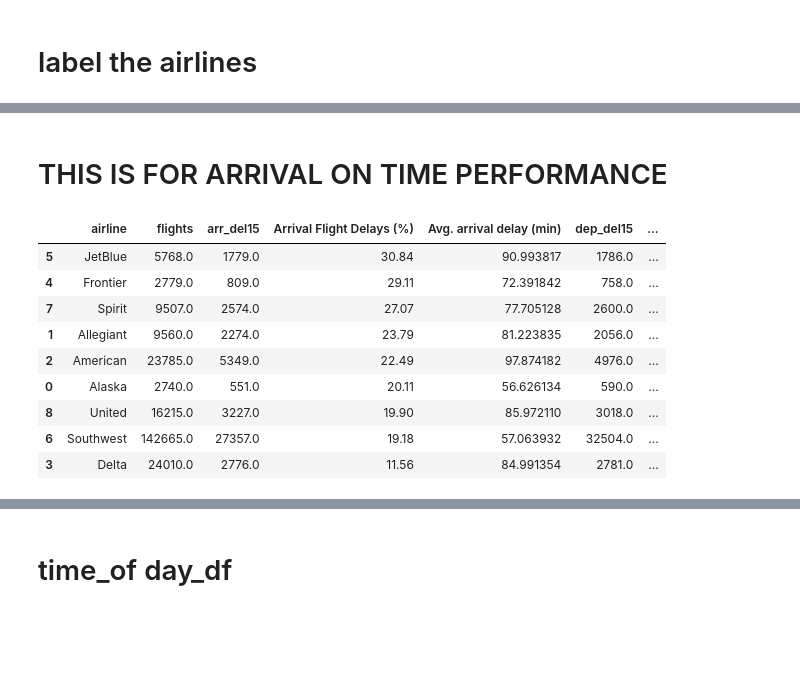
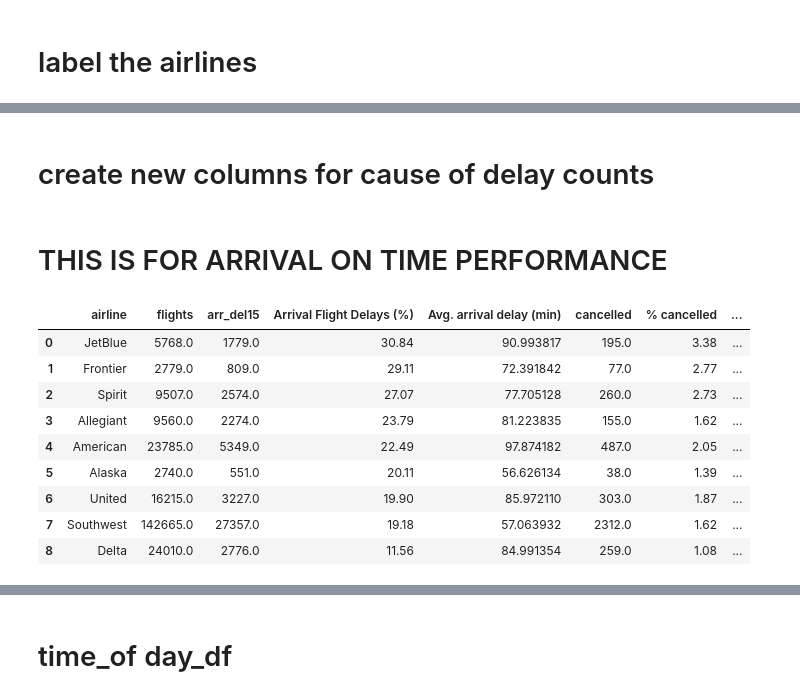
Before and after one commit to jaimreyes/bna-airline-delay-patterns, a Jupyter notebook: airline-delays-arrival.ipynb, the cells around one changed output, grey strips where cells are left out. Saved outputs shown, nothing was run; the diff lists cells and outputs as text; code cells hidden in the pictures; blank space fills up the shorter version.

```diff
--- a/airline-delays-arrival.ipynb
+++ b/airline-delays-arrival.ipynb
@@ -344,0 +351,17 @@ bna_df.sample(5)
+# %%
+month_map = {1: "January",
+             2: "February",
+             3: "March",
+             4: "April",
+             5: "May",
+             6: "June",
+             7: "July",
+             8: "August",
+             9: "September",
+             10: "October",
+             11: "November",
+             12: "December"}
+
+bna_df['month_name'] = bna_df['month'].map(month_map)
+
+bna_df.sample(5)
@@ -427,12 +460,14 @@ missing_value_df
 | airline | airline | 0.000000 |
-# %% [markdown]
-# THIS IS FOR ARRIVAL ON TIME PERFORMANCE
+# %% [markdown]
+# create new columns for cause of delay counts
 # %%
 bna_df['carrier_delay_flight'] = bna_df['carrier_delay'].apply(lambda x: 1 if x > 0 else 0)
 bna_df['weather_delay_flight'] = bna_df['weather_delay'].apply(lambda x: 1 if x > 0 else 0)
 bna_df['nas_delay_flight'] = bna_df['nas_delay'].apply(lambda x: 1 if x > 0 else 0)
 bna_df['security_delay_flight'] = bna_df['security_delay'].apply(lambda x: 1 if x > 0 else 0)
 bna_df['late_aircraft_delay_flight'] = bna_df['late_aircraft_delay'].apply(lambda x: 1 if x > 0 else 0)
+# %% [markdown]
+# THIS IS FOR ARRIVAL ON TIME PERFORMANCE
 # %%
 # Aggregate sums by carrier
 carrier_performance_agg = bna_df.groupby('airline')[['flights',
@@ -452,23 +487,16 @@ carrier_performance_agg = bna_df.groupby('airline')[['flights',
 carrier_performance_agg['Arrival Flight Delays (%)'] = (
     carrier_performance_agg['arr_del15'] / carrier_performance_agg['flights'] * 100).round(2)
 
-carrier_performance_agg['Departure Flight Delays (%)'] = (
-    carrier_performance_agg['dep_del15'] / carrier_performance_agg['flights'] * 100).round(2)
-
 carrier_performance_agg['% cancelled'] = (
     carrier_performance_agg['cancelled'] / carrier_performance_agg['flights'] * 100).round(2)
 
 carrier_performance_agg['% diverted'] = (
     carrier_performance_agg['diverted'] / carrier_performance_agg['flights'] * 100).round(2)
 
-# Step 3: Average delays (handle division by zero)
+# Average delays (handle division by zero)
 carrier_performance_agg['Avg. arrival delay (min)'] = np.where(
     carrier_performance_agg['arr_del15'] > 0,
     carrier_performance_agg['arr_delay_new'] / carrier_performance_agg['arr_del15'],0)
-
-carrier_performance_agg['Avg. departure delay (min)'] = np.where(
-    carrier_performance_agg['dep_del15'] > 0,
-    carrier_performance_agg['dep_delay_new'] / carrier_performance_agg['dep_del15'],0)
 
 #Percent of flights delayed by cause
 flights = carrier_performance_agg['flights']
@@ -481,44 +509,41 @@ carrier_performance_agg['% delayed due to weather'] = (carrier_performance_agg['
 
 carrier_performance_agg['% delayed due to NAS'] = (carrier_performance_agg['nas_delay_flight'] /
                                                    flights * 100).round(2)
 
 carrier_performance_agg['% delayed due to security'] = (carrier_performance_agg['security_delay_flight'] /
                                                         flights * 100).round(2)
 
 carrier_performance_agg['% delayed due to late aircraft'] = (carrier_performance_agg['late_aircraft_delay_flight'] /
                                                              flights * 100).round(2)
 
 #Column order
 columns_order = ['airline',
                     'flights',
                     'arr_del15',
                     'Arrival Flight Delays (%)',
                     'Avg. arrival delay (min)',
-                    'dep_del15',
-                    'Departure Flight Delays (%)',
-                    'Avg. departure delay (min)',
                     'cancelled',
                     '% cancelled',
                     '% diverted',
                     '% delayed due to carrier',
                     '% delayed due to weather',
                     '% delayed due to NAS',
                     '% delayed due to security',
                     '% delayed due to late aircraft']
 
 carrier_performance_agg = carrier_performance_agg[columns_order]
 
 #Sort by arrival and departure delays
-carrier_performance_agg = carrier_performance_agg.sort_values(by=['Arrival Flight Delays (%)', 'Departure Flight Delays (%)'], ascending=[False, False])
+carrier_performance_agg = carrier_performance_agg.sort_values(by='Arrival Flight Delays (%)', ascending= False).reset_index(drop = True)
 carrier_performance_agg
 # %% [output]
-|  | airline | flights | arr_del15 | Arrival Flight Delays (%) | Avg. arrival delay (min) | dep_del15 | ... |
-| 5 | JetBlue | 5768.0 | 1779.0 | 30.84 | 90.993817 | 1786.0 | ... |
-| 4 | Frontier | 2779.0 | 809.0 | 29.11 | 72.391842 | 758.0 | ... |
-| 7 | Spirit | 9507.0 | 2574.0 | 27.07 | 77.705128 | 2600.0 | ... |
-| 1 | Allegiant | 9560.0 | 2274.0 | 23.79 | 81.223835 | 2056.0 | ... |
-| 2 | American | 23785.0 | 5349.0 | 22.49 | 97.874182 | 4976.0 | ... |
-| 0 | Alaska | 2740.0 | 551.0 | 20.11 | 56.626134 | 590.0 | ... |
-| 8 | United | 16215.0 | 3227.0 | 19.90 | 85.972110 | 3018.0 | ... |
-| 6 | Southwest | 142665.0 | 27357.0 | 19.18 | 57.063932 | 32504.0 | ... |
-| 3 | Delta | 24010.0 | 2776.0 | 11.56 | 84.991354 | 2781.0 | ... |
+|  | airline | flights | arr_del15 | Arrival Flight Delays (%) | Avg. arrival delay (min) | cancelled | % cancelled | ... |
+| 0 | JetBlue | 5768.0 | 1779.0 | 30.84 | 90.993817 | 195.0 | 3.38 | ... |
+| 1 | Frontier | 2779.0 | 809.0 | 29.11 | 72.391842 | 77.0 | 2.77 | ... |
+| 2 | Spirit | 9507.0 | 2574.0 | 27.07 | 77.705128 | 260.0 | 2.73 | ... |
+| 3 | Allegiant | 9560.0 | 2274.0 | 23.79 | 81.223835 | 155.0 | 1.62 | ... |
+| 4 | American | 23785.0 | 5349.0 | 22.49 | 97.874182 | 487.0 | 2.05 | ... |
+| 5 | Alaska | 2740.0 | 551.0 | 20.11 | 56.626134 | 38.0 | 1.39 | ... |
+| 6 | United | 16215.0 | 3227.0 | 19.90 | 85.972110 | 303.0 | 1.87 | ... |
+| 7 | Southwest | 142665.0 | 27357.0 | 19.18 | 57.063932 | 2312.0 | 1.62 | ... |
+| 8 | Delta | 24010.0 | 2776.0 | 11.56 | 84.991354 | 259.0 | 1.08 | ... |
```
Also changed, not shown: parts of 32 cells of this notebook, 41 other files.
